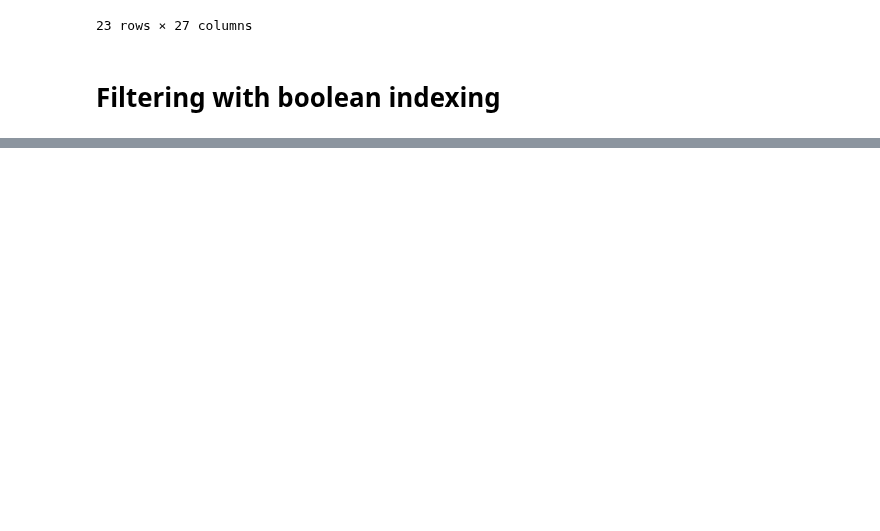
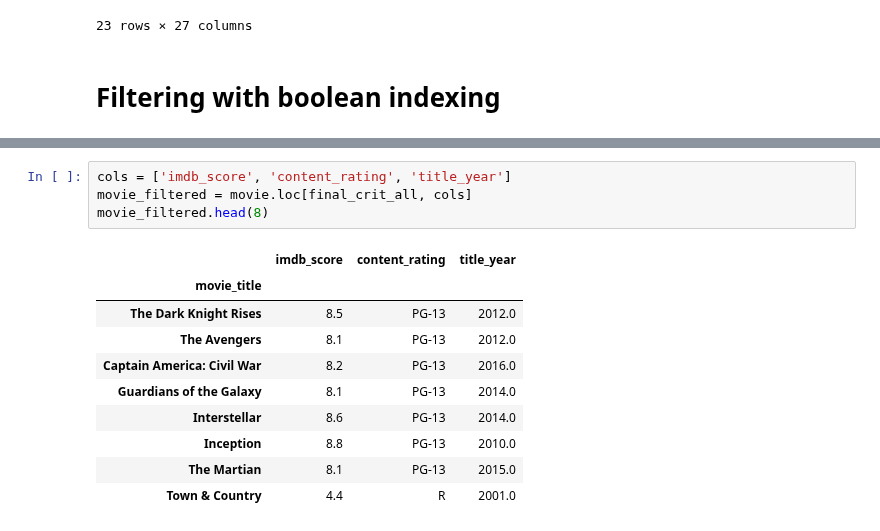
Before and after one commit to MengYao89/Data_Analysis, a Jupyter notebook: Pandas_Practice/Pandas_Cookbook_notes/5_Boolean_Indexing.ipynb, the cells around one changed output, grey strips where cells are left out. Cells and saved outputs as stored; diff of their text form; blank space fills up the shorter version.

```diff
--- a/Pandas_Practice/Pandas_Cookbook_notes/5_Boolean_Indexing.ipynb
+++ b/Pandas_Practice/Pandas_Cookbook_notes/5_Boolean_Indexing.ipynb
@@ -119,0 +153,15 @@ movie[criteria_final]
+# %%
+cols = ['imdb_score', 'content_rating', 'title_year']
+movie_filtered = movie.loc[final_crit_all, cols]
+movie_filtered.head(8)
+# %% [output]
+|  | imdb_score | content_rating | title_year |
+| movie_title |  |  |  |
+| The Dark Knight Rises | 8.5 | PG-13 | 2012.0 |
+| The Avengers | 8.1 | PG-13 | 2012.0 |
+| Captain America: Civil War | 8.2 | PG-13 | 2016.0 |
+| Guardians of the Galaxy | 8.1 | PG-13 | 2014.0 |
+| Interstellar | 8.6 | PG-13 | 2014.0 |
+| Inception | 8.8 | PG-13 | 2010.0 |
+| The Martian | 8.1 | PG-13 | 2015.0 |
+| Town & Country | 4.4 | R | 2001.0 |
```
Also changed, not shown: parts of 35 cells of this notebook, 2 other files.
